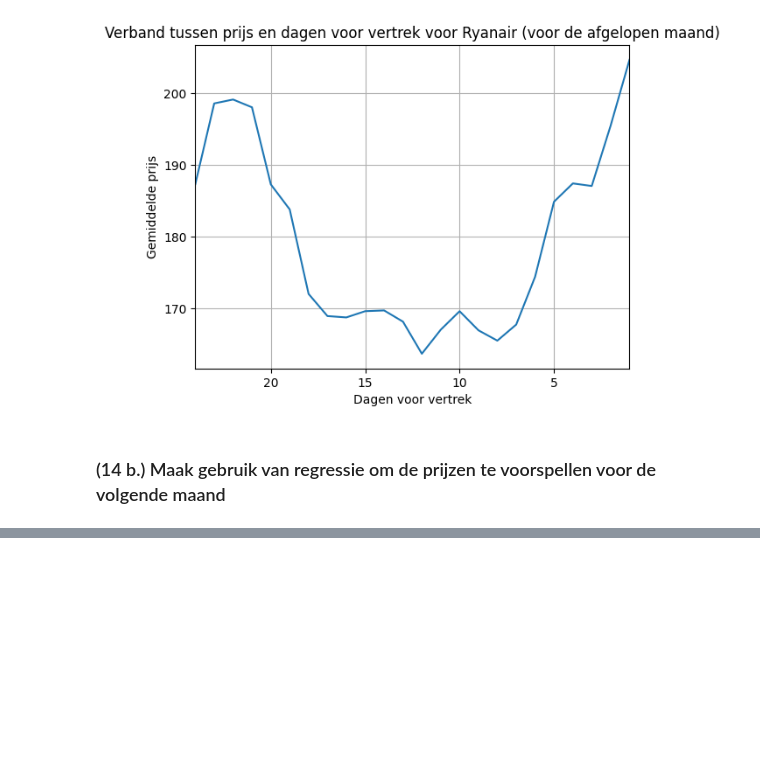
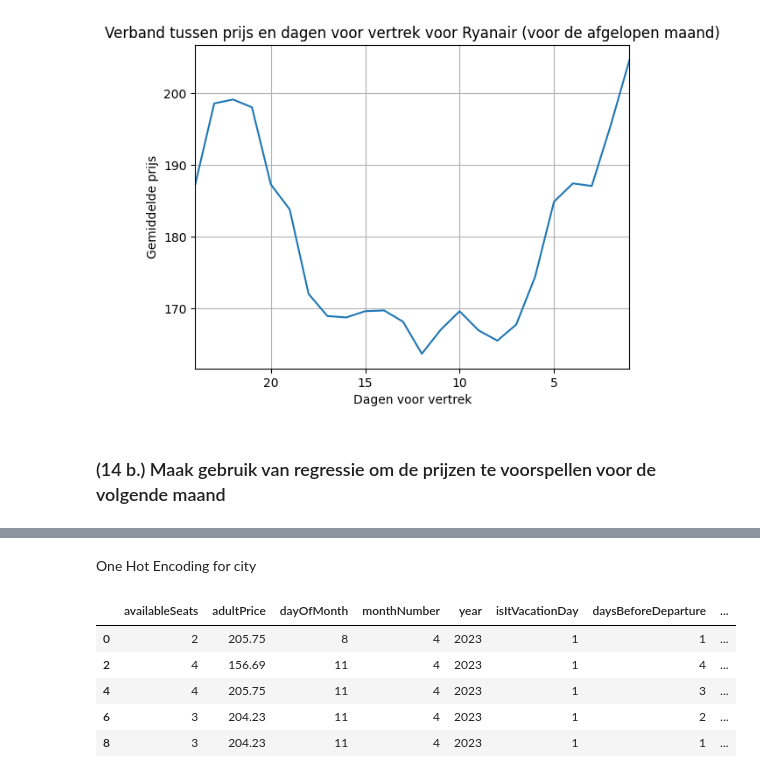
Before and after one commit to Floris-Buyse-FB/Data-Engineering-Project, a Jupyter notebook: analyse.ipynb, the cells around one changed output, grey strips where cells are left out. Saved outputs shown, nothing was run; the diff lists cells and outputs as text; code cells hidden in the pictures; blank space fills up the shorter version.

```diff
--- a/analyse.ipynb
+++ b/analyse.ipynb
@@ -359,0 +364,34 @@ from sklearn.linear_model import LinearRegression
+# %%
+df_date = df_date.drop(df_date.index[184:])
+df_date = df_date.reset_index(drop=True)
+
+df_total = pd.merge(df_fact_flights, df_date, left_on='departureDateID', right_on='dateID')
+
+# unix timestamp to datetime
+df_total['scrapeDateID'] = pd.to_datetime(df_total['scrapeDateID'], unit='s')
+df_total['scrapeDateID'] = df_total['scrapeDateID'] + timedelta(hours=2)
+
+df_total['departureDateID'] = pd.to_datetime(df_total['departureDateID'], unit='s')
+df_total['departureDateID'] = df_total['departureDateID'] + timedelta(hours=2)
+
+# nieuwe kolom met verschil in dagen tussen scrapeDateID en departureDateID
+df_total['fullDate'] = pd.to_datetime(df_total['fullDate'])
+
+df_total['daysBeforeDeparture'] = df_total['fullDate'] - df_total['scrapeDateID']
+df_total['daysBeforeDeparture'] = df_total['daysBeforeDeparture'].dt.days
+
+# arrAirportName toevoegen
+df_total = pd.merge(df_total, df_airport, left_on='arrAirportID', right_on='airportID')
+
+# nutteloze kolommen verwijderen
+df_total = df_total.drop(['dayName', 'dayOfWeek', 'monthName', 'arrivalDateID', 'dayOfYear', 'isItWeekend', 'dateID', 'factID', 'depAirportID', 'arrAirportID', 'flightID', 'quarter', 'airportID', 'airportName', 'previous_day', 'next_day', 'week_of_year'], axis=1)
+
+one_month_ago = datetime.now() - timedelta(days=30)
+
+df_ryanair = df_total[df_total['carrierID'] == 3]
+df_ryanair = df_ryanair[df_ryanair['departureDateID'].dt.month == one_month_ago.month]
+
+df_ryanair = df_ryanair[df_ryanair['daysBeforeDeparture'] <= 30]
+df_ryanair.drop(['carrierID', 'country', 'airportCode', 'fullDate', 'scrapeDateID', 'departureDateID'], axis=1, inplace=True)
+
+df_ryanair.info()
@@ -359,0 +414,18 @@ from sklearn.linear_model import LinearRegression
+# %% [markdown]
+One Hot Encoding for city
+# %%
+cities = df_ryanair['city']
+
+encoded_cities = pd.get_dummies(cities, prefix='city')
+
+df_ryanair = pd.concat([df_ryanair, encoded_cities], axis=1)
+
+df_ryanair.drop(['city'], axis=1, inplace=True)
+df_ryanair.head(5)
+# %% [output]
+|  | availableSeats | adultPrice | dayOfMonth | monthNumber | year | isItVacationDay | daysBeforeDeparture | ... |
+| 0 | 2 | 205.75 | 8 | 4 | 2023 | 1 | 1 | ... |
+| 2 | 4 | 156.69 | 11 | 4 | 2023 | 1 | 4 | ... |
+| 4 | 4 | 205.75 | 11 | 4 | 2023 | 1 | 3 | ... |
+| 6 | 3 | 204.23 | 11 | 4 | 2023 | 1 | 2 | ... |
+| 8 | 3 | 204.23 | 11 | 4 | 2023 | 1 | 1 | ... |
```
Also changed, not shown: parts of 10 cells of this notebook.
